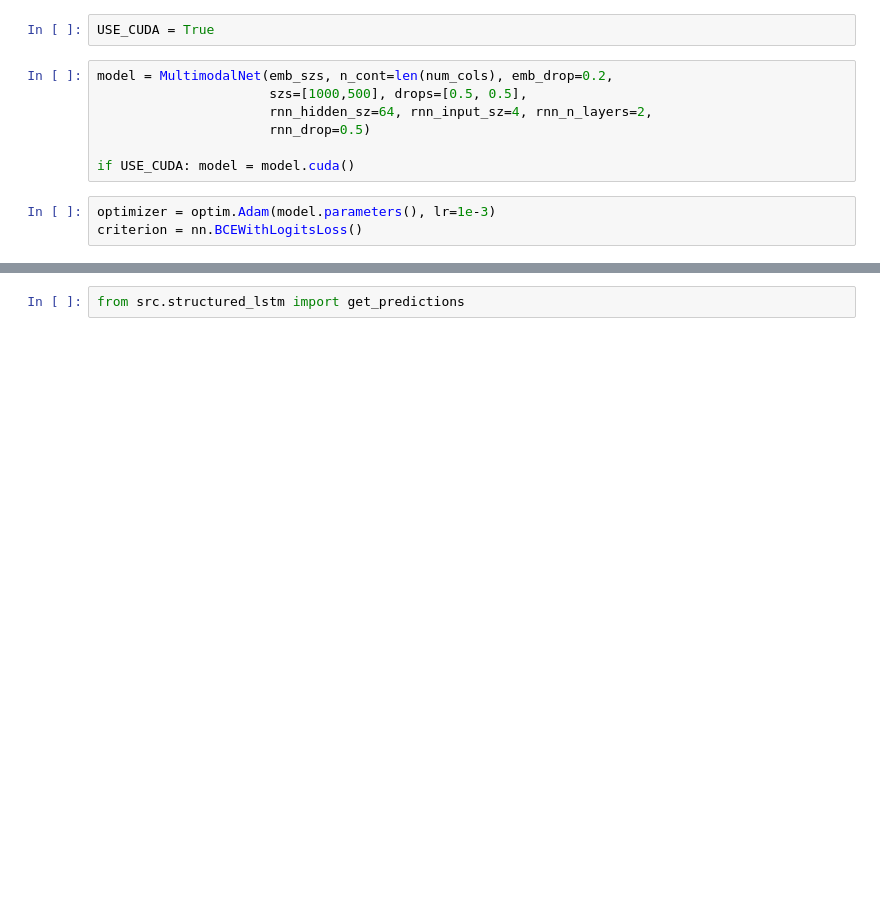
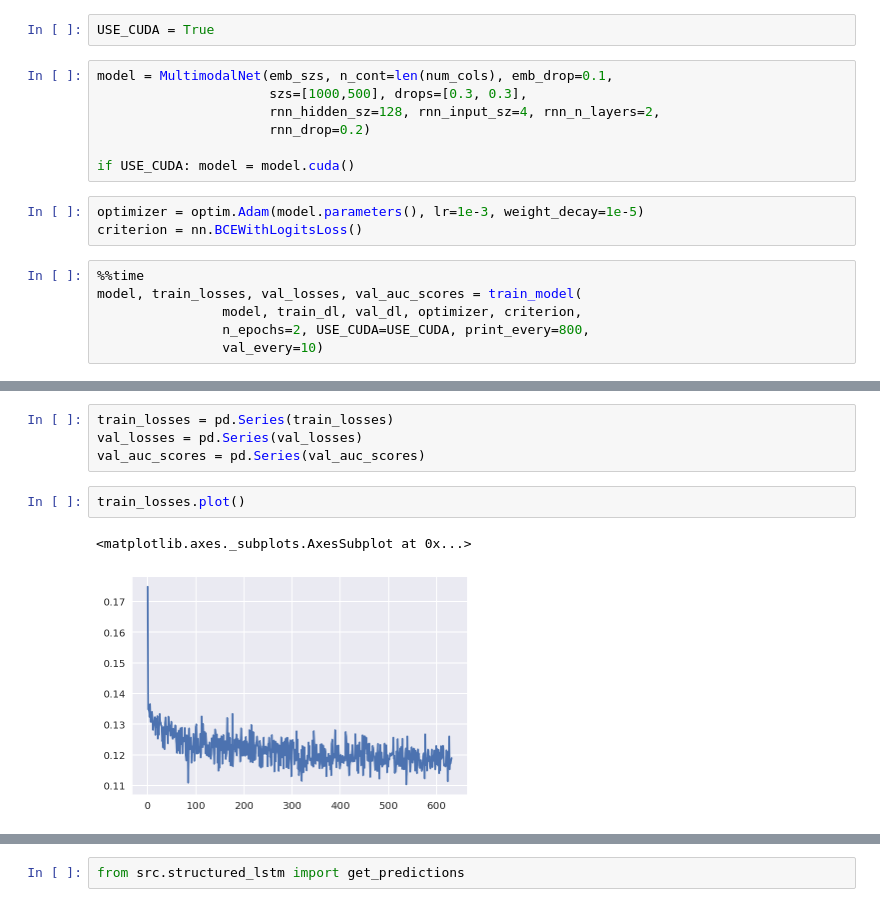
Before and after one commit to Robert-Aduviri/DSG-2018-Qualifiers, a Jupyter notebook: notebooks/robert/RA-34-StructuredNet.ipynb, the cells around one changed output, grey strips where cells are left out. Cells and saved outputs as stored; diff of their text form; blank space fills up the shorter version.

```diff
--- a/notebooks/robert/RA-34-StructuredNet.ipynb
+++ b/notebooks/robert/RA-34-StructuredNet.ipynb
@@ -363,12 +363,18 @@ emb_szs
 # %%
 USE_CUDA = True
 # %%
-model = MultimodalNet(emb_szs, n_cont=len(num_cols), emb_drop=0.2,
-                      szs=[1000,500], drops=[0.5, 0.5],
-                      rnn_hidden_sz=64, rnn_input_sz=4, rnn_n_layers=2,
-                      rnn_drop=0.5)
+model = MultimodalNet(emb_szs, n_cont=len(num_cols), emb_drop=0.1,
+                      szs=[1000,500], drops=[0.3, 0.3],
+                      rnn_hidden_sz=128, rnn_input_sz=4, rnn_n_layers=2,
+                      rnn_drop=0.2)
 
 if USE_CUDA: model = model.cuda()
 # %%
-optimizer = optim.Adam(model.parameters(), lr=1e-3)
+optimizer = optim.Adam(model.parameters(), lr=1e-3, weight_decay=1e-5)
 criterion = nn.BCEWithLogitsLoss()
+# %%
+%%time
+model, train_losses, val_losses, val_auc_scores = train_model(
+                model, train_dl, val_dl, optimizer, criterion,
+                n_epochs=2, USE_CUDA=USE_CUDA, print_every=800,
+                val_every=10)
@@ -397,0 +422,9 @@ Train Epoch: 1 [7936000/8102750 (98%)]  Loss: 0.127667
+# %%
+train_losses = pd.Series(train_losses)
+val_losses = pd.Series(val_losses)
+val_auc_scores = pd.Series(val_auc_scores)
+# %%
+train_losses.plot()
+# %% [output]
+<matplotlib.axes._subplots.AxesSubplot at 0x...>
+[figure, added]
```
Also changed, not shown: parts of 51 cells of this notebook, 1 other file.
